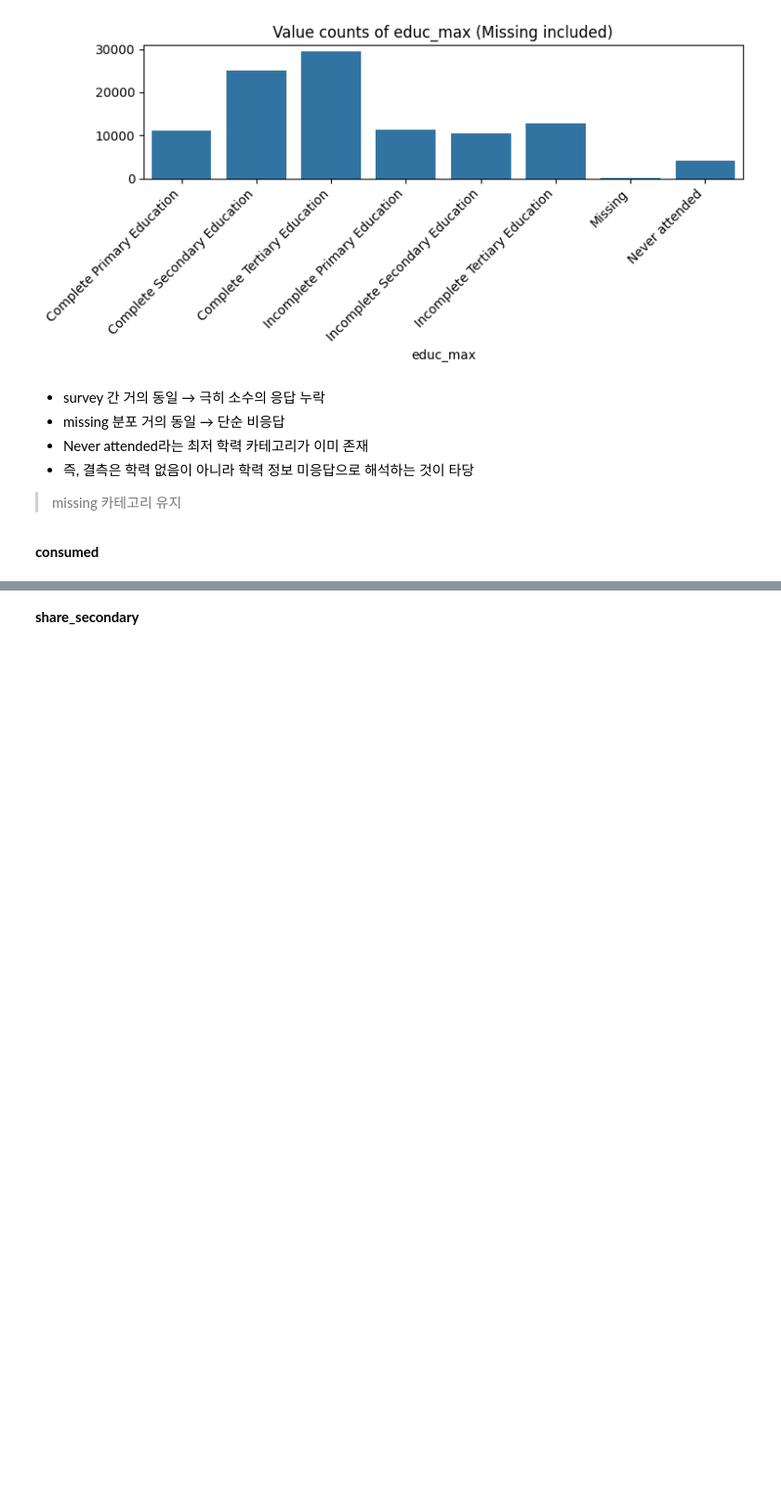
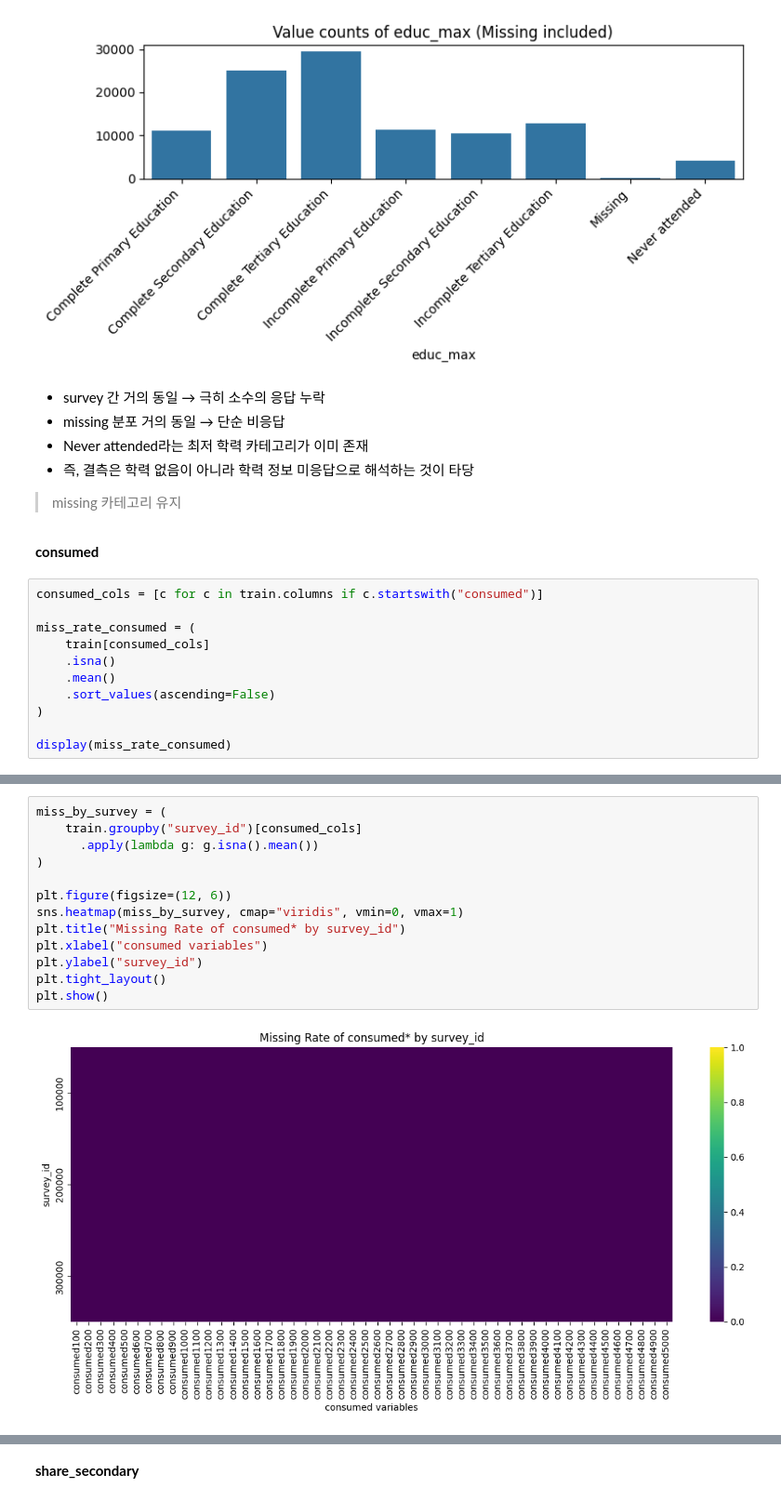
Before and after one commit to yuhui-0611/contest, a Jupyter notebook: Poverty_Prediction_Challenge.ipynb, the cells around one changed output, grey strips where cells are left out. Shown at 93% size. Saved outputs shown, nothing was run; the diff lists cells and outputs as text; blank space fills up the shorter version.

```diff
--- a/Poverty_Prediction_Challenge.ipynb
+++ b/Poverty_Prediction_Challenge.ipynb
@@ -649,3 +649,14 @@ plt.show()
 > missing 카테고리 유지
 # %% [markdown]
 **consumed**
+# %%
+consumed_cols = [c for c in train.columns if c.startswith("consumed")]
+
+miss_rate_consumed = (
+    train[consumed_cols]
+    .isna()
+    .mean()
+    .sort_values(ascending=False)
+)
+
+display(miss_rate_consumed)
@@ -651,0 +682,15 @@ plt.show()
+# %%
+miss_by_survey = (
+    train.groupby("survey_id")[consumed_cols]
+      .apply(lambda g: g.isna().mean())
+)
+
+plt.figure(figsize=(12, 6))
+sns.heatmap(miss_by_survey, cmap="viridis", vmin=0, vmax=1)
+plt.title("Missing Rate of consumed* by survey_id")
+plt.xlabel("consumed variables")
+plt.ylabel("survey_id")
+plt.tight_layout()
+plt.show()
+# %% [output]
+[figure, added]
```
Also changed, not shown: parts of 27 cells of this notebook.
